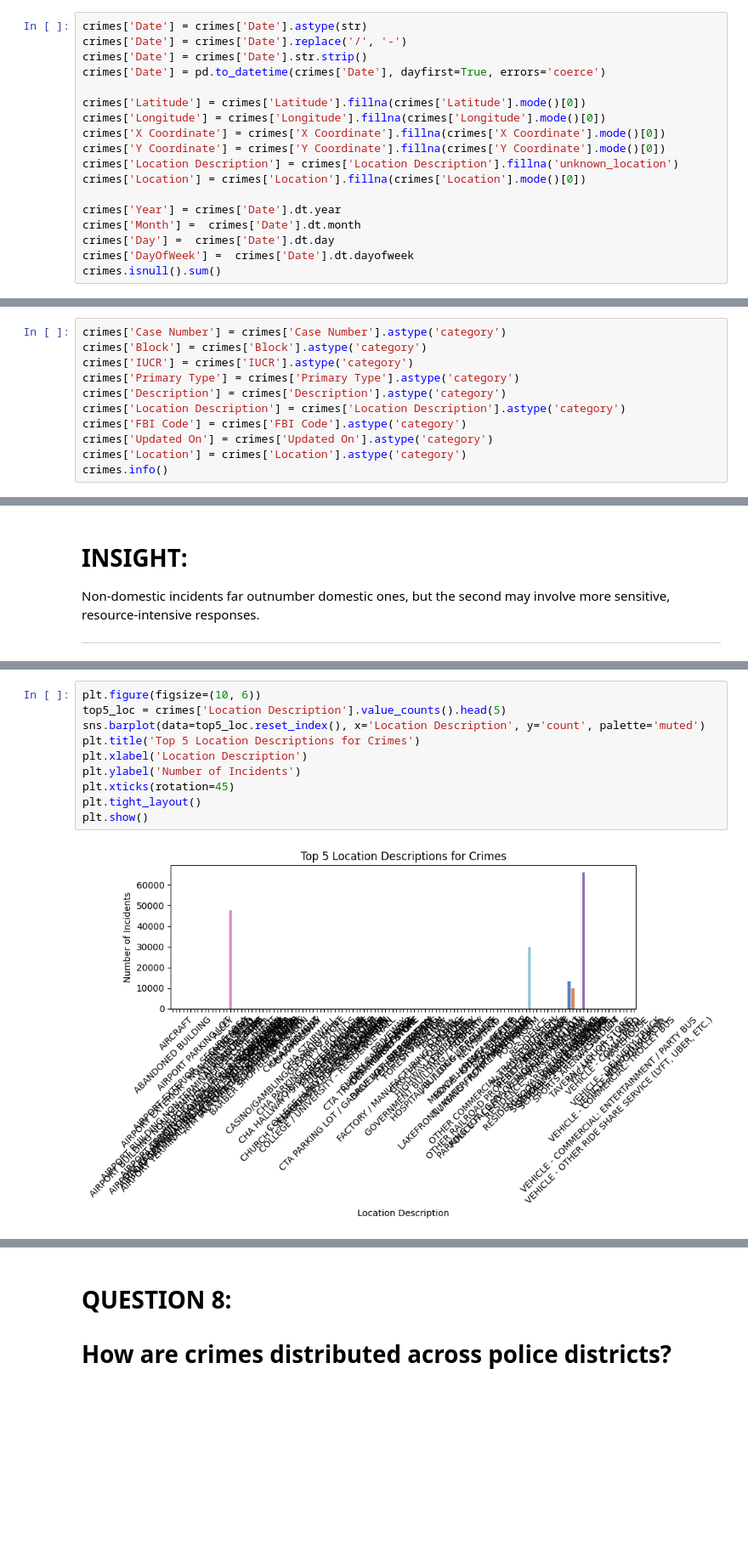
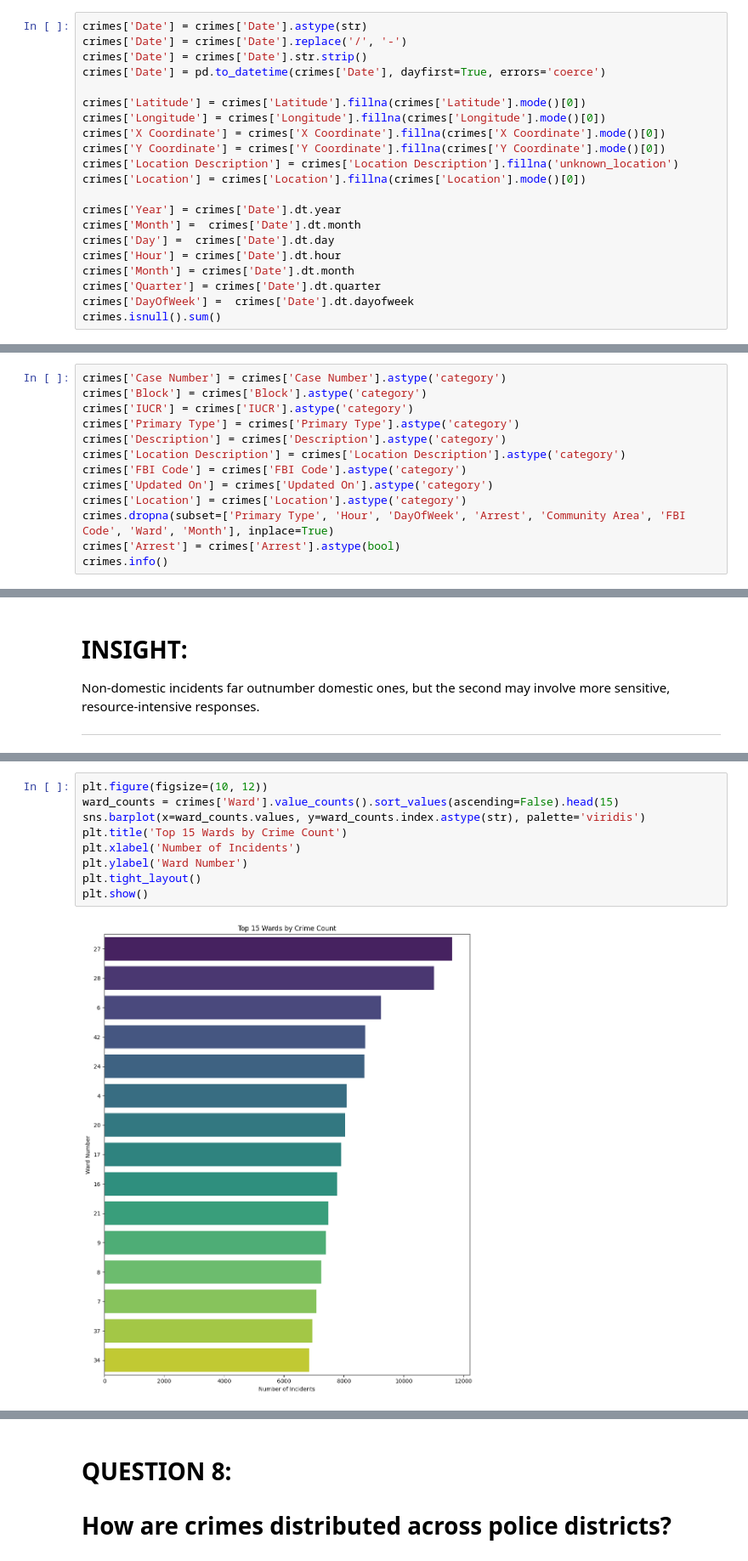
Before and after one commit to Eijjj/ELEC303-MECANTINA, a Jupyter notebook: ELECTIVE303 - MECANTINA/Midterm_Exam.ipynb, the cells around one changed output, grey strips where cells are left out. Shown at 85% size. Cells and saved outputs as stored; diff of their text form; blank space fills up the shorter version.

```diff
--- a/ELECTIVE303 - MECANTINA/Midterm_Exam.ipynb
+++ b/ELECTIVE303 - MECANTINA/Midterm_Exam.ipynb
@@ -40,6 +40,9 @@ crimes['Location'] = crimes['Location'].fillna(crimes['Location'].mode()[0])
 crimes['Year'] = crimes['Date'].dt.year
 crimes['Month'] =  crimes['Date'].dt.month
 crimes['Day'] =  crimes['Date'].dt.day
+crimes['Hour'] = crimes['Date'].dt.hour
+crimes['Month'] = crimes['Date'].dt.month
+crimes['Quarter'] = crimes['Date'].dt.quarter
 crimes['DayOfWeek'] =  crimes['Date'].dt.dayofweek
 crimes.isnull().sum()
 # %% [output]
@@ -70,6 +73,8 @@ crimes['Location Description'] = crimes['Location Description'].astype('category
 crimes['FBI Code'] = crimes['FBI Code'].astype('category')
 crimes['Updated On'] = crimes['Updated On'].astype('category')
 crimes['Location'] = crimes['Location'].astype('category')
+crimes.dropna(subset=['Primary Type', 'Hour', 'DayOfWeek', 'Arrest', 'Community Area', 'FBI Code', 'Ward', 'Month'], inplace=True)
+crimes['Arrest'] = crimes['Arrest'].astype(bool)
 crimes.info()
 # %% [output]
 <class 'pandas.core.frame.DataFrame'>
@@ -207,14 +212,13 @@ Non-domestic incidents far outnumber domestic ones, but the second may involve m
 # %%
-plt.figure(figsize=(10, 6))
-top5_loc = crimes['Location Description'].value_counts().head(5)
-sns.barplot(data=top5_loc.reset_index(), x='Location Description', y='count', palette='muted')
-plt.title('Top 5 Location Descriptions for Crimes')
-plt.xlabel('Location Description')
-plt.ylabel('Number of Incidents')
-plt.xticks(rotation=45)
+plt.figure(figsize=(10, 12))
+ward_counts = crimes['Ward'].value_counts().sort_values(ascending=False).head(15)
+sns.barplot(x=ward_counts.values, y=ward_counts.index.astype(str), palette='viridis')
+plt.title('Top 15 Wards by Crime Count')
+plt.xlabel('Number of Incidents')
+plt.ylabel('Ward Number')
 plt.tight_layout()
 plt.show()
 # %% [output]
-[figure, old version]
+[figure, new version]
 # %% [markdown]
 # INSIGHT:
```
Also changed, not shown: parts of 48 cells of this notebook.
